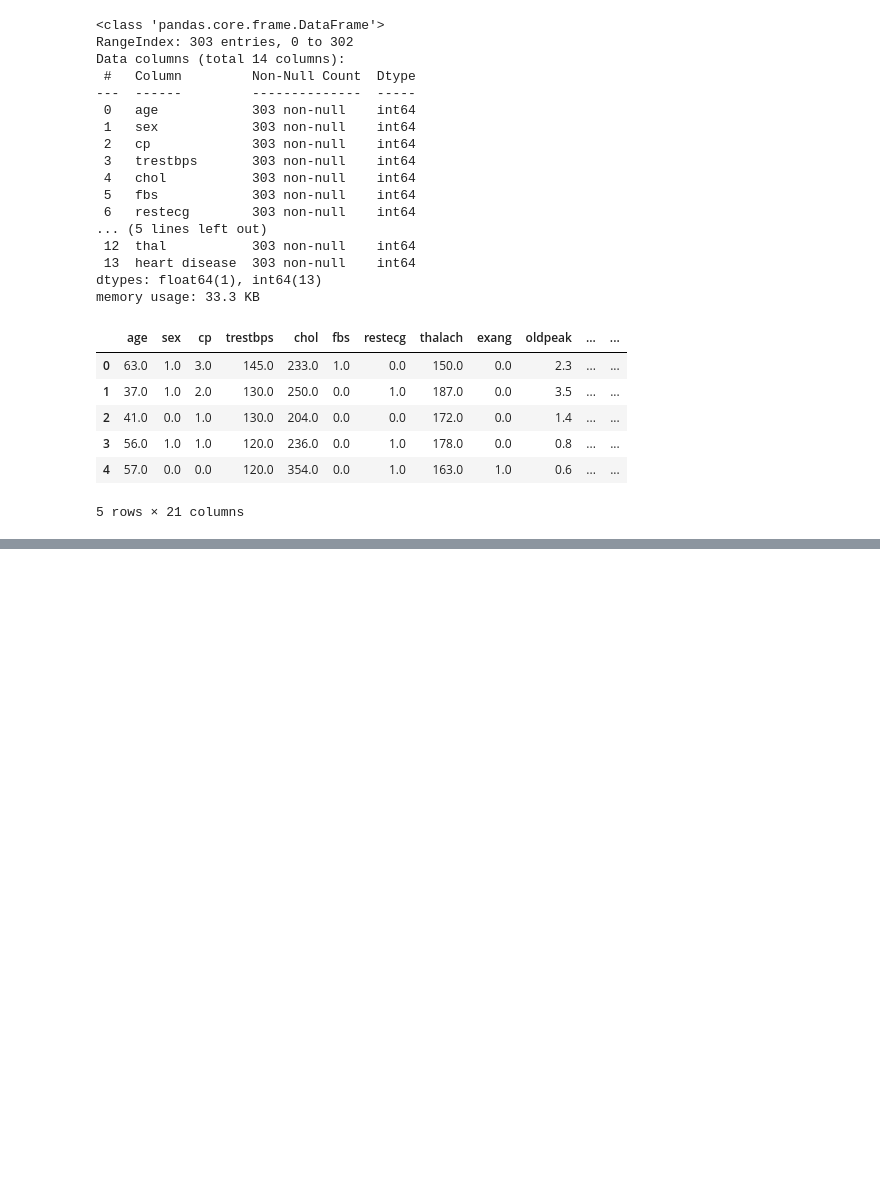
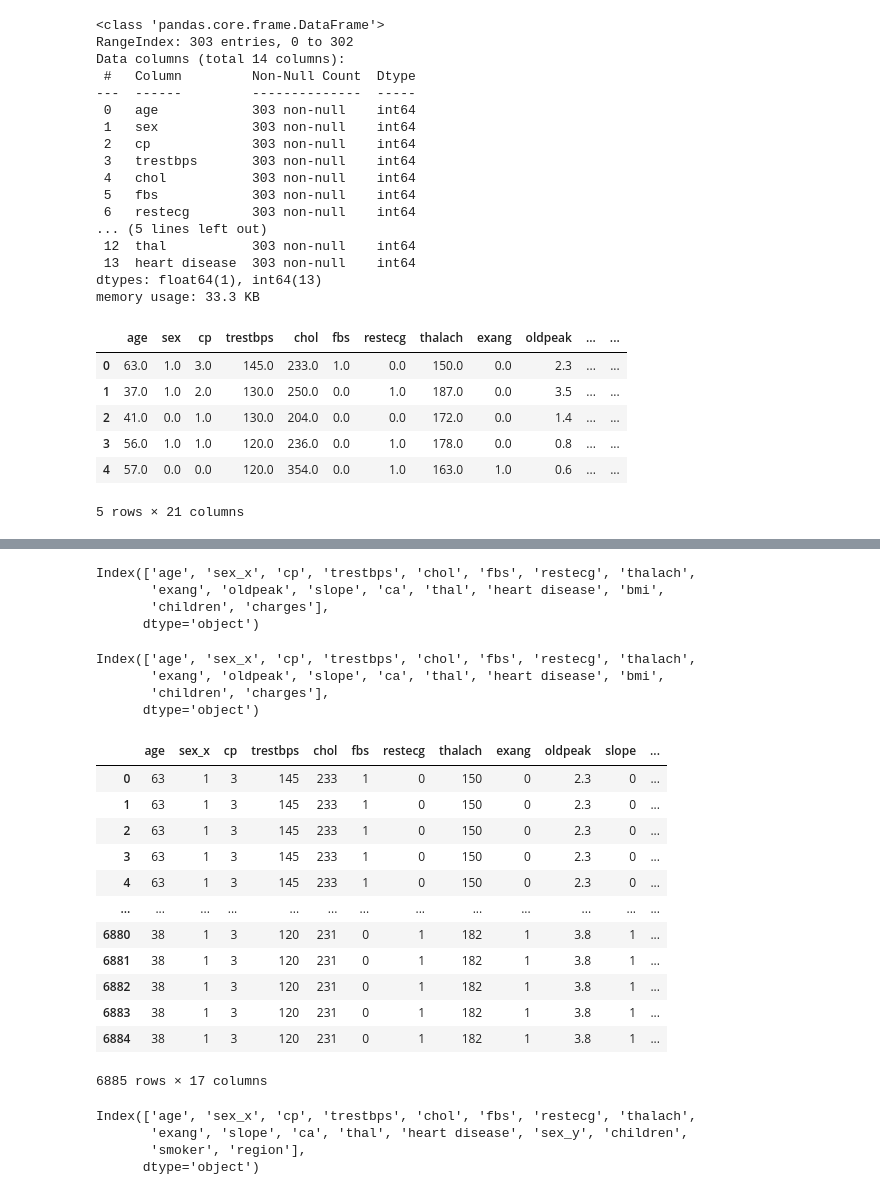
Before and after one commit to buriihenry/heart_Insurance_Sklearn, a Jupyter notebook: Heart Disease & insurance.ipynb, the cells around one changed output, grey strips where cells are left out. Cells and saved outputs as stored; diff of their text form; code cells hidden in the pictures; blank space fills up the shorter version.

```diff
--- a/Heart Disease & insurance.ipynb
+++ b/Heart Disease & insurance.ipynb
@@ -184,0 +281,42 @@ Index(['age', 'sex', 'cp', 'trestbps', 'chol', 'fbs', 'restecg', 'thalach',
+# %%
+numerical_continuous = df_all.dtypes[df_all.dtypes != "object"].index
+numerical_continuous
+# %% [output]
+Index(['age', 'sex_x', 'cp', 'trestbps', 'chol', 'fbs', 'restecg', 'thalach',
+       'exang', 'oldpeak', 'slope', 'ca', 'thal', 'heart disease', 'bmi',
+       'children', 'charges'],
+      dtype='object')
+# %%
+df_all.select_dtypes('number').columns
+# %% [output]
+Index(['age', 'sex_x', 'cp', 'trestbps', 'chol', 'fbs', 'restecg', 'thalach',
+       'exang', 'oldpeak', 'slope', 'ca', 'thal', 'heart disease', 'bmi',
+       'children', 'charges'],
+      dtype='object')
+# %%
+#Question 8
+numerics = ['int16', 'int32', 'int64', 'float16', 'float32', 'float64']
+numerical_continuous = df_all.select_dtypes(include=numerics)
+numerical_continuous
+# %% [output]
+|  | age | sex_x | cp | trestbps | chol | fbs | restecg | thalach | exang | oldpeak | slope | ... |
+| 0 | 63 | 1 | 3 | 145 | 233 | 1 | 0 | 150 | 0 | 2.3 | 0 | ... |
+| 1 | 63 | 1 | 3 | 145 | 233 | 1 | 0 | 150 | 0 | 2.3 | 0 | ... |
+| 2 | 63 | 1 | 3 | 145 | 233 | 1 | 0 | 150 | 0 | 2.3 | 0 | ... |
+| 3 | 63 | 1 | 3 | 145 | 233 | 1 | 0 | 150 | 0 | 2.3 | 0 | ... |
+| 4 | 63 | 1 | 3 | 145 | 233 | 1 | 0 | 150 | 0 | 2.3 | 0 | ... |
+| ... | ... | ... | ... | ... | ... | ... | ... | ... | ... | ... | ... | ... |
+| 6880 | 38 | 1 | 3 | 120 | 231 | 0 | 1 | 182 | 1 | 3.8 | 1 | ... |
+| 6881 | 38 | 1 | 3 | 120 | 231 | 0 | 1 | 182 | 1 | 3.8 | 1 | ... |
+| 6882 | 38 | 1 | 3 | 120 | 231 | 0 | 1 | 182 | 1 | 3.8 | 1 | ... |
+| 6883 | 38 | 1 | 3 | 120 | 231 | 0 | 1 | 182 | 1 | 3.8 | 1 | ... |
+| 6884 | 38 | 1 | 3 | 120 | 231 | 0 | 1 | 182 | 1 | 3.8 | 1 | ... |
+6885 rows × 17 columns
+# %%
+numerical_discrete= df_all.select_dtypes(exclude=['int', 'float']).columns
+numerical_discrete
+# %% [output]
+Index(['age', 'sex_x', 'cp', 'trestbps', 'chol', 'fbs', 'restecg', 'thalach',
+       'exang', 'slope', 'ca', 'thal', 'heart disease', 'sex_y', 'children',
+       'smoker', 'region'],
+      dtype='object')
```
Also changed, not shown: parts of 43 cells of this notebook, 4 other files.
